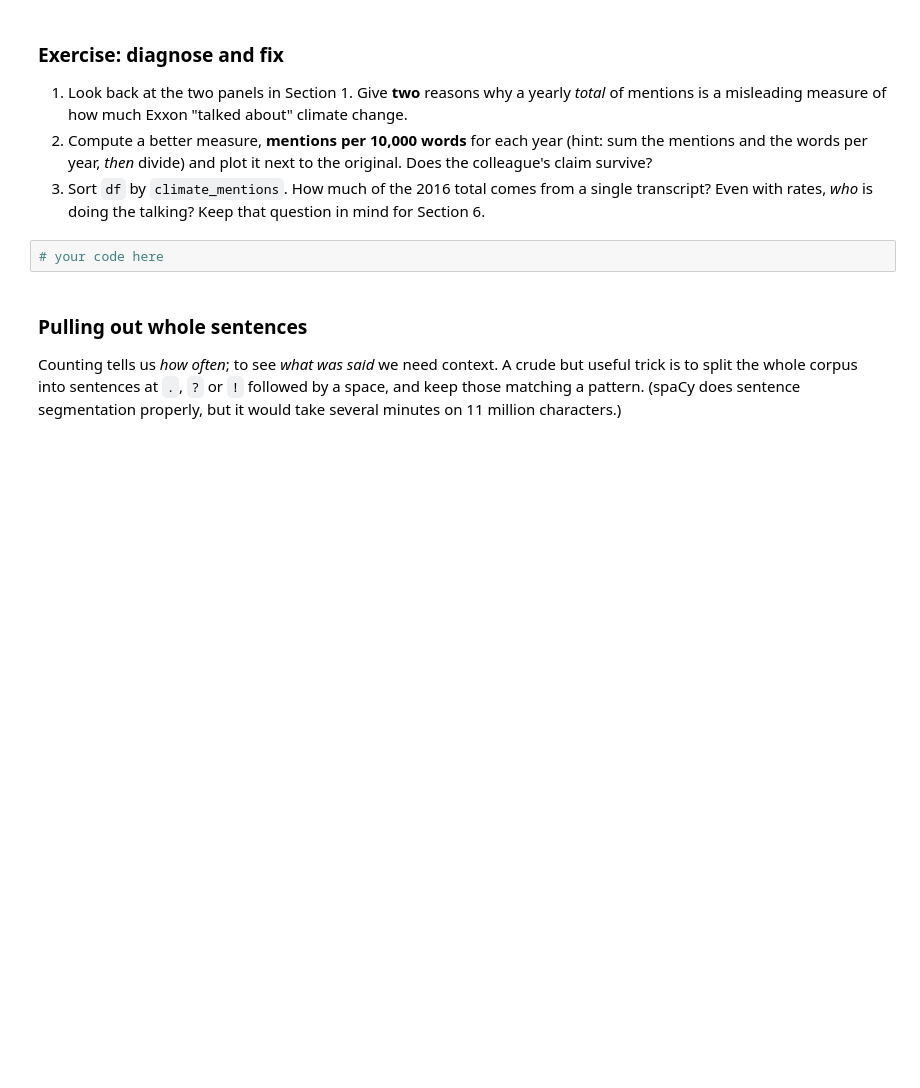
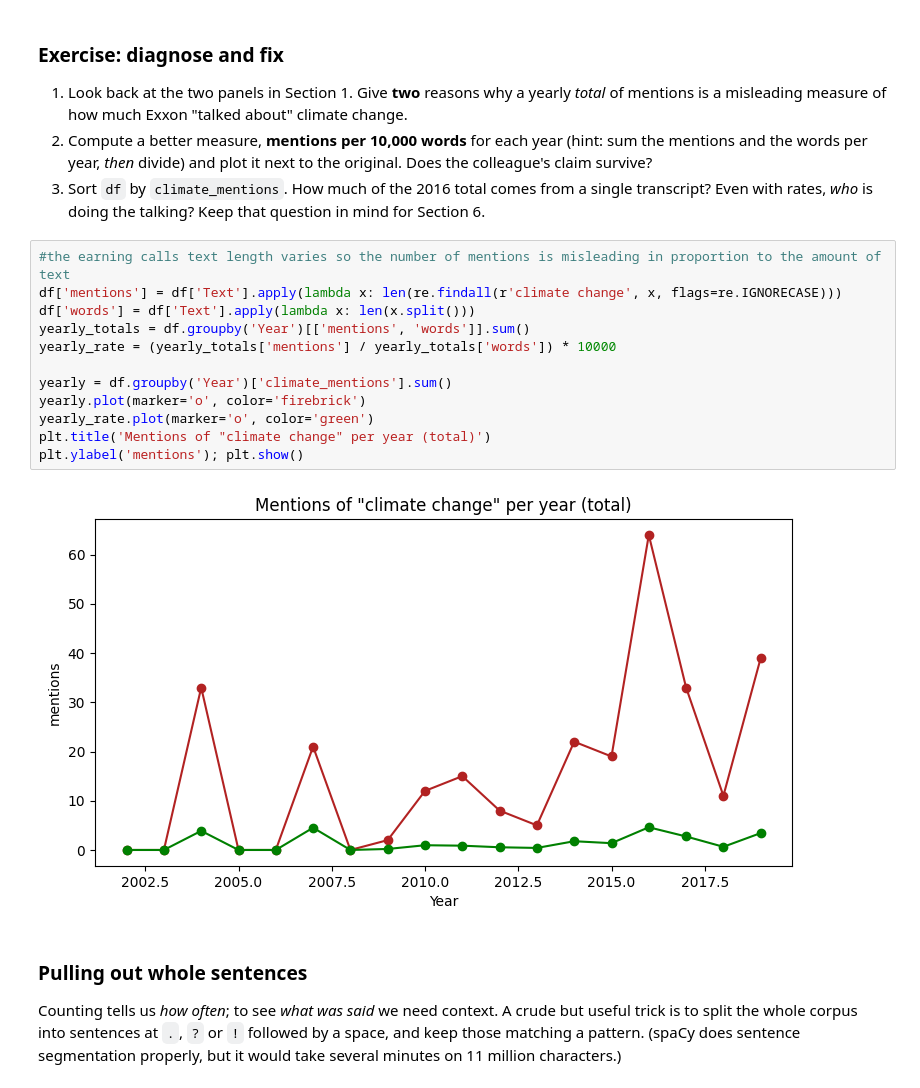
Before and after one commit to aekeana/QM2, a Jupyter notebook: notebooks/W04. Natural Language Processing.ipynb, the cells around one changed output. Cells and saved outputs as stored; diff of their text form; blank space fills up the shorter version.

```diff
--- a/notebooks/W04. Natural Language Processing.ipynb
+++ b/notebooks/W04. Natural Language Processing.ipynb
@@ -147,8 +158,20 @@ plt.ylabel('mentions'); plt.show()
 1. Look back at the two panels in Section 1. Give **two** reasons why a yearly *total* of mentions is a misleading measure of how much Exxon "talked about" climate change.
 2. Compute a better measure, **mentions per 10,000 words** for each year (hint: sum the mentions and the words per year, *then* divide) and plot it next to the original. Does the colleague's claim survive?
 3. Sort `df` by `climate_mentions`. How much of the 2016 total comes from a single transcript? Even with rates, *who* is doing the talking? Keep that question in mind for Section 6.
-# %%
-# your code here
+# %%
+#the earning calls text length varies so the number of mentions is misleading in proportion to the amount of text
+df['mentions'] = df['Text'].apply(lambda x: len(re.findall(r'climate change', x, flags=re.IGNORECASE)))
+df['words'] = df['Text'].apply(lambda x: len(x.split()))
+yearly_totals = df.groupby('Year')[['mentions', 'words']].sum()
+yearly_rate = (yearly_totals['mentions'] / yearly_totals['words']) * 10000
+
+yearly = df.groupby('Year')['climate_mentions'].sum()
+yearly.plot(marker='o', color='firebrick')
+yearly_rate.plot(marker='o', color='green')
+plt.title('Mentions of "climate change" per year (total)')
+plt.ylabel('mentions'); plt.show()
+# %% [output]
+[figure, added]
 # %% [markdown]
 ### Pulling out whole sentences
 
```
Also changed, not shown: parts of 9 cells of this notebook.
